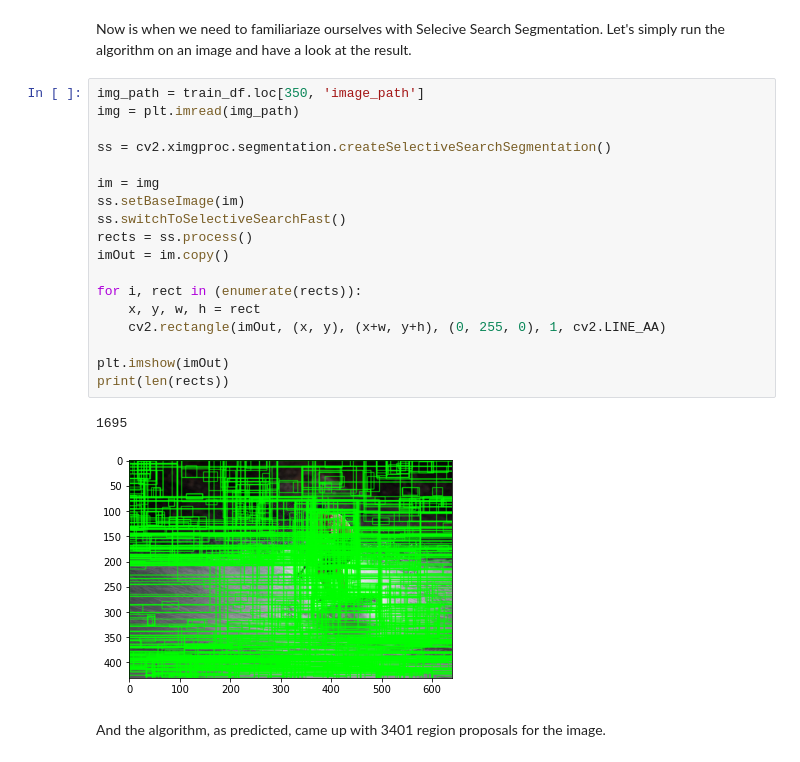
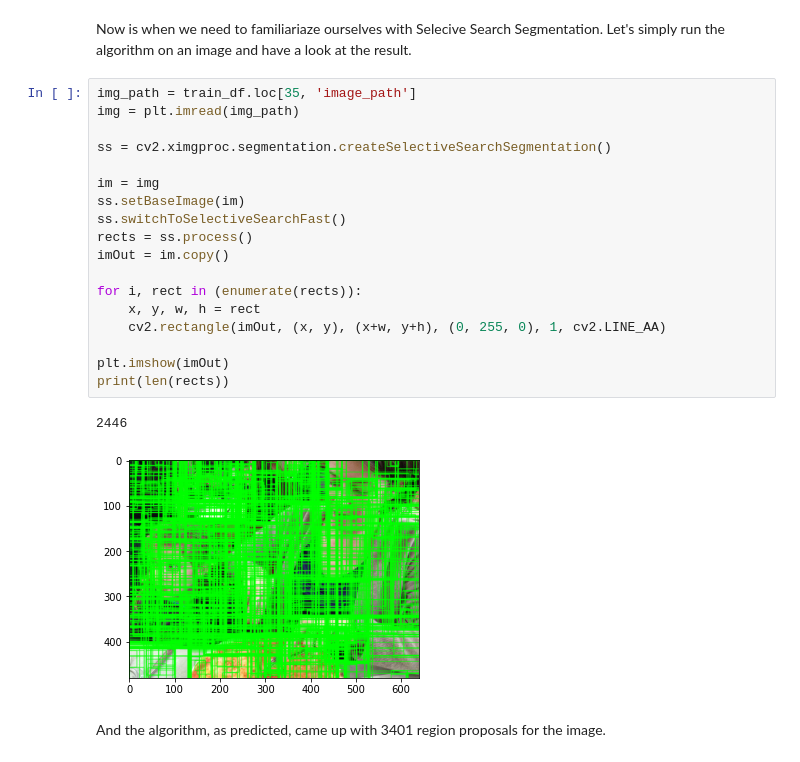
Before and after one commit to ShashankSBanakar/ObjectDetection-RCNN, a Jupyter notebook: Pre_processing.ipynb, the cells around one changed output. Drawn from its saved outputs; the diff is of its cells as text.

```diff
--- a/Pre_processing.ipynb
+++ b/Pre_processing.ipynb
@@ -214,26 +193,26 @@ test_df.head()
 # %% [markdown]
 Now is when we need to familiariaze ourselves with Selecive Search Segmentation. Let's simply run the algorithm on an image and have a look at the result.
 # %%
-img_path = train_df.loc[350, 'image_path']
+img_path = train_df.loc[35, 'image_path']
 img = plt.imread(img_path)
 
 ss = cv2.ximgproc.segmentation.createSelectiveSearchSegmentation()
 
 im = img
 ss.setBaseImage(im)
 ss.switchToSelectiveSearchFast()
 rects = ss.process()
 imOut = im.copy()
 
 for i, rect in (enumerate(rects)):
     x, y, w, h = rect
     cv2.rectangle(imOut, (x, y), (x+w, y+h), (0, 255, 0), 1, cv2.LINE_AA)
 
 plt.imshow(imOut)
 print(len(rects))
 # %% [output]
-1695
+2446
-[figure, old version]
+[figure, new version]
 # %% [markdown]
 And the algorithm, as predicted, came up with 3401 region proposals for the image.
 # %% [markdown]
```
Also changed, not shown: parts of 3 cells of this notebook.
